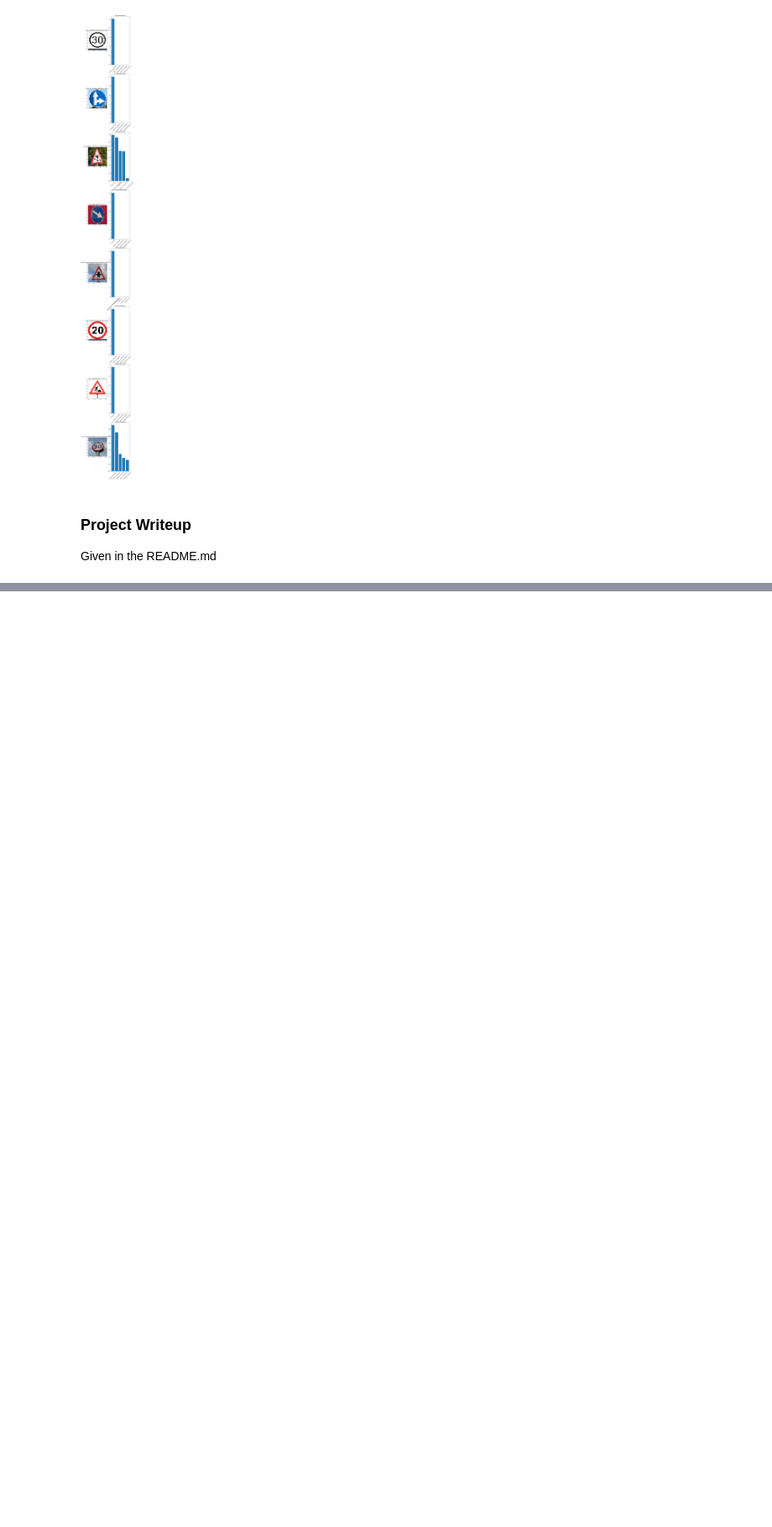
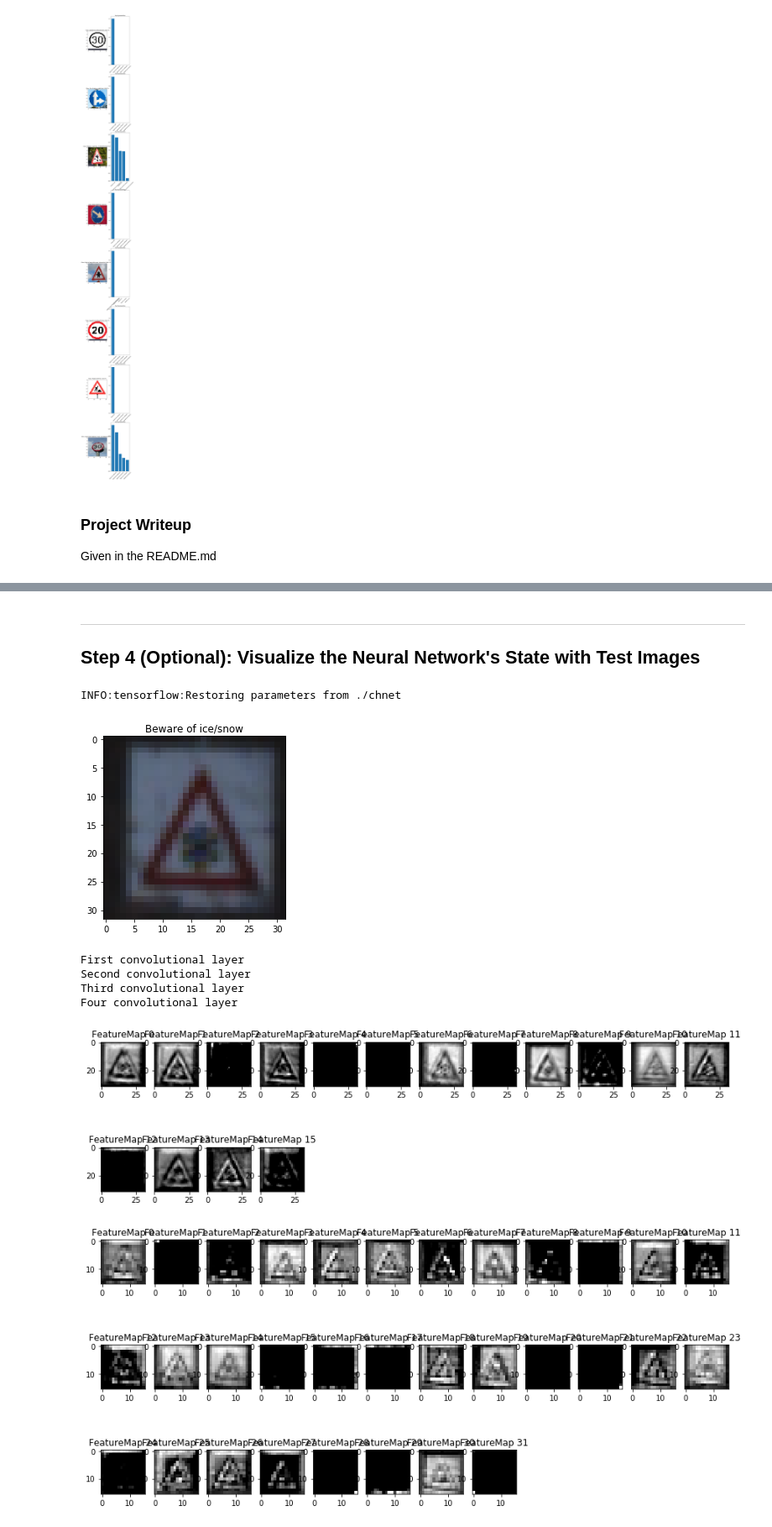
Before and after one commit to charlielito/CarND-Traffic-Sign-Classifier-Project, a Jupyter notebook: Traffic_Sign_Classifier.ipynb, the cells around one changed output, grey strips where cells are left out. Shown at 84% size. Drawn from its saved outputs; the diff is of its cells as text; code cells hidden in the pictures; blank space fills up the shorter version.

```diff
--- a/Traffic_Sign_Classifier.ipynb
+++ b/Traffic_Sign_Classifier.ipynb
@@ -294,7 +291,7 @@ def ChNet(x, dropout):
     # Output Layer - class prediction - 1024 to 10
     logits = tf.add(tf.matmul(fc2, weights['out']), biases['out'])
 
-    return logits
+    return logits, conv1, conv2, conv3, conv4
 # %% [markdown]
 ### Train, Validate and Test the Model
 # %%
@@ -309,7 +306,7 @@ one_hot_y = tf.one_hot(y, n_classes)
 keep_prob = tf.placeholder(tf.float32)
 learning_rate = tf.placeholder(tf.float32)
 # %%
-logits = ChNet(x, keep_prob)
+logits, conv1, conv2, conv3, conv4 = ChNet(x, keep_prob)
 cross_entropy = tf.nn.softmax_cross_entropy_with_logits(labels=one_hot_y, logits=logits)
 loss_operation = tf.reduce_mean(cross_entropy)
 optimizer = tf.train.AdamOptimizer(learning_rate = learning_rate)
@@ -620,2 +590,6 @@ For an example of what feature map outputs look like, check out NVIDIA's results
+# %% [markdown]
+---
+
+## Step 4 (Optional): Visualize the Neural Network's State with Test Images
 # %%
 ### Visualize your network's feature maps here.
@@ -648,0 +622,35 @@ For an example of what feature map outputs look like, check out NVIDIA's results
+# %%
+init_op = tf.initialize_all_variables()
+
+with tf.Session() as sess:
+    saver.restore(sess, tf.train.latest_checkpoint('.'))
+    sess.run(init_op)
+
+    ix = randint(0, n_train)
+
+    # Plot title with corresponding readable lable
+    random_image = np.expand_dims(X_train[ix] , axis=0)
+    plt.title(df[df.ClassId == y_train[ix]].SignName.iloc[0])
+    plt.imshow(X_train[ix])
+    plt.show()
+
+    print('First convolutional layer')
+    outputFeatureMap(random_image, conv1, plt_num=1)
+
+    print('Second convolutional layer')
+    outputFeatureMap(random_image, conv2, plt_num=2)
+
+    print('Third convolutional layer')
+    outputFeatureMap(random_image, conv3, plt_num=3)
+
+    print('Four convolutional layer')
+    outputFeatureMap(random_image, conv4, plt_num=4)
+# %% [output]
+INFO:tensorflow:Restoring parameters from ./chnet
+[figure, added]
+First convolutional layer
+Second convolutional layer
+Third convolutional layer
+Four convolutional layer
+[figure, added]
+[figure, added]
```
Also changed, not shown: parts of 6 cells of this notebook, 3 other files.
